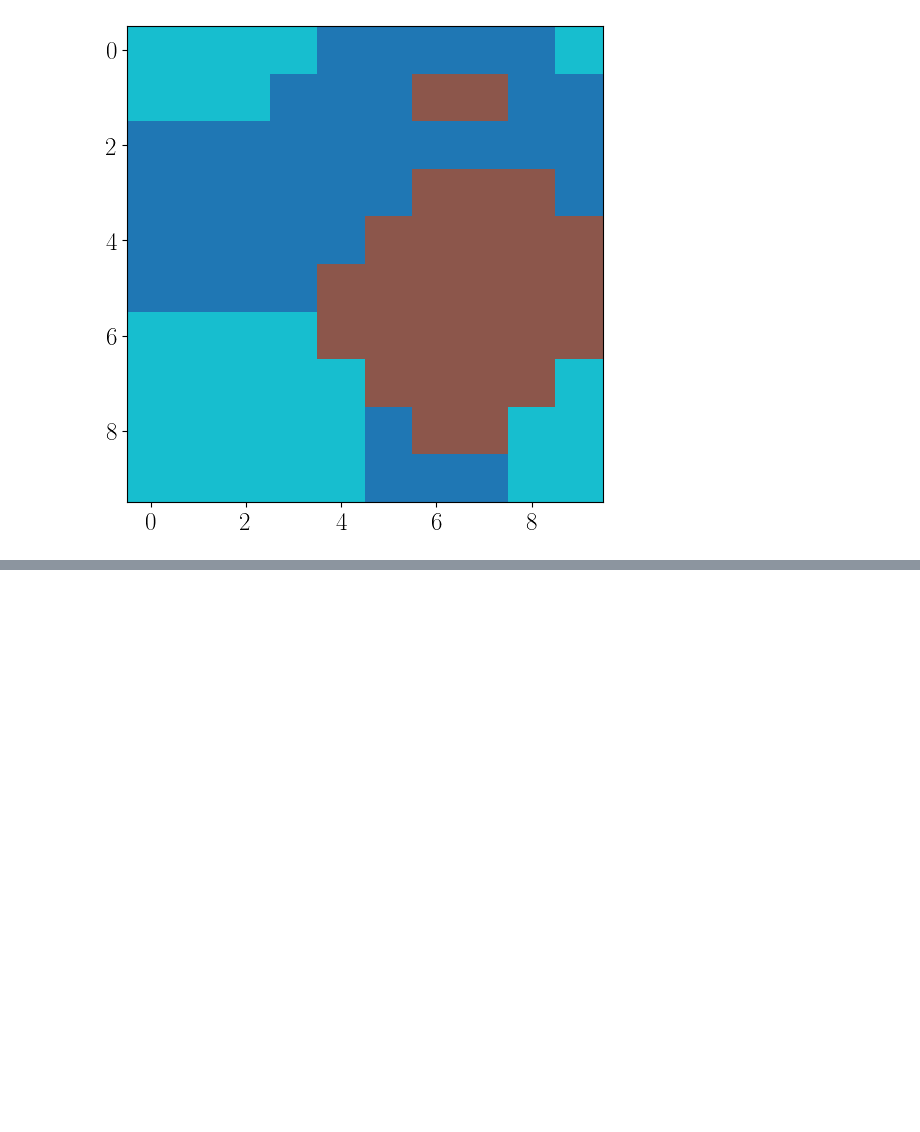
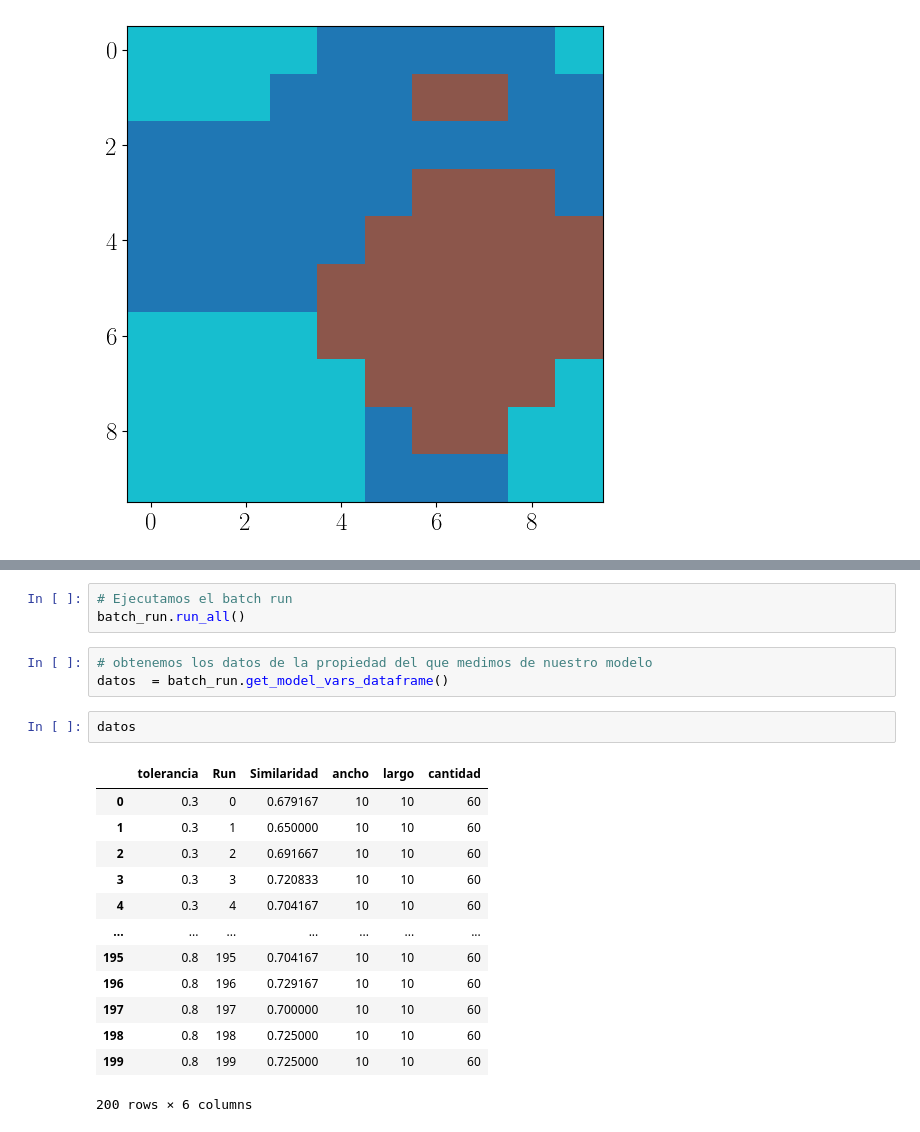
Before and after one commit to saac/ComplexModeling8364, a Jupyter notebook: JupyterNotebooks/ABM_Schelling.ipynb, the cells around one changed output, grey strips where cells are left out. Cells and saved outputs as stored; diff of their text form; blank space fills up the shorter version.

```diff
--- a/JupyterNotebooks/ABM_Schelling.ipynb
+++ b/JupyterNotebooks/ABM_Schelling.ipynb
@@ -426,0 +644,22 @@ plt.imshow(matrix_grid, cmap='tab10', interpolation='nearest')
+# %%
+# Ejecutamos el batch run
+batch_run.run_all()
+# %%
+# obtenemos los datos de la propiedad del que medimos de nuestro modelo
+datos  = batch_run.get_model_vars_dataframe()
+# %%
+datos
+# %% [output]
+|  | tolerancia | Run | Similaridad | ancho | largo | cantidad |
+| 0 | 0.3 | 0 | 0.679167 | 10 | 10 | 60 |
+| 1 | 0.3 | 1 | 0.650000 | 10 | 10 | 60 |
+| 2 | 0.3 | 2 | 0.691667 | 10 | 10 | 60 |
+| 3 | 0.3 | 3 | 0.720833 | 10 | 10 | 60 |
+| 4 | 0.3 | 4 | 0.704167 | 10 | 10 | 60 |
+| ... | ... | ... | ... | ... | ... | ... |
+| 195 | 0.8 | 195 | 0.704167 | 10 | 10 | 60 |
+| 196 | 0.8 | 196 | 0.729167 | 10 | 10 | 60 |
+| 197 | 0.8 | 197 | 0.700000 | 10 | 10 | 60 |
+| 198 | 0.8 | 198 | 0.725000 | 10 | 10 | 60 |
+| 199 | 0.8 | 199 | 0.725000 | 10 | 10 | 60 |
+200 rows × 6 columns
```
Also changed, not shown: parts of 29 cells of this notebook.
